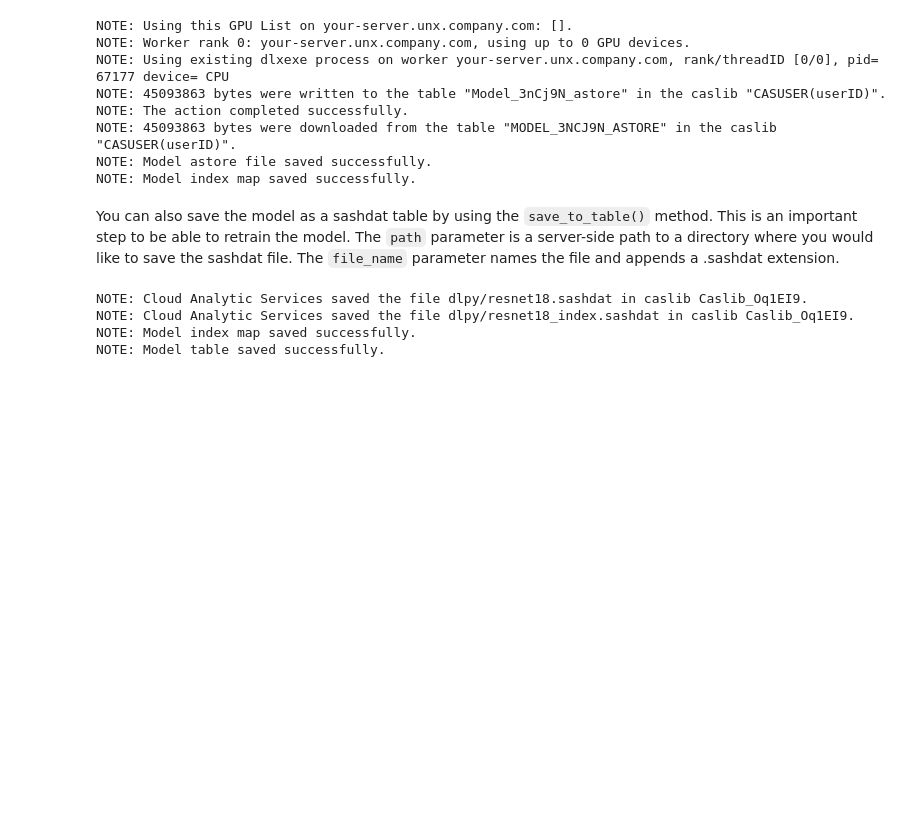
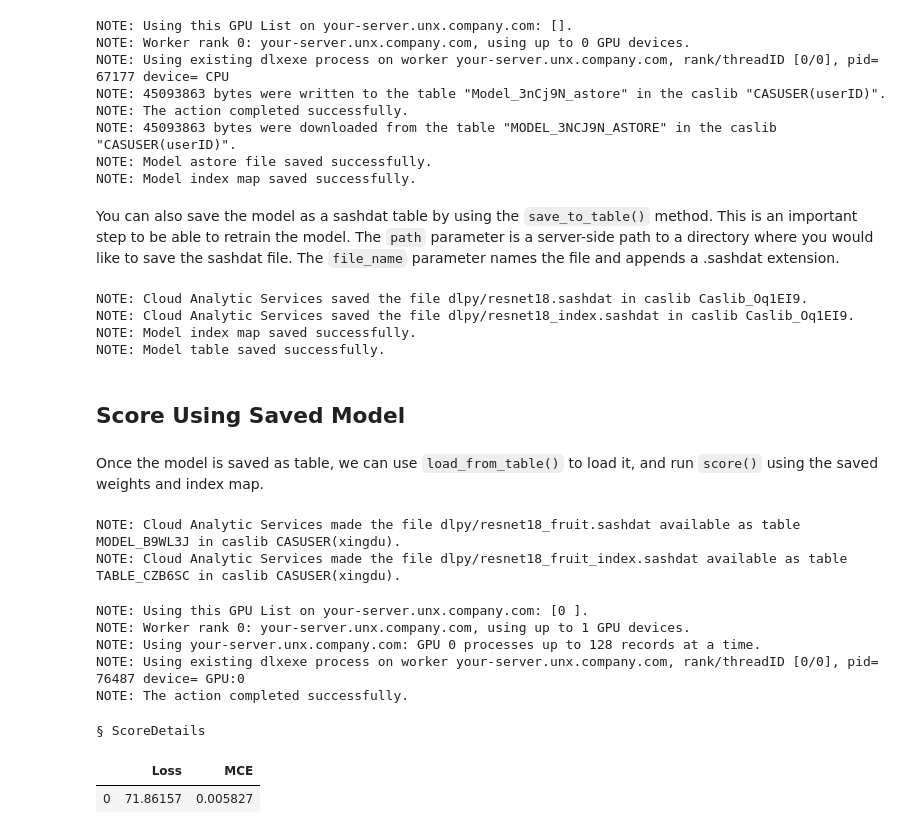
Before and after one commit to sassoftware/python-dlpy, a Jupyter notebook: examples/mzmodel/create_image_classification_models.ipynb, the cells around one changed output. Cells and saved outputs as stored; diff of their text form; code cells hidden in the pictures; blank space fills up the shorter version.

Commit message:
update example to include scoring from saved table

```diff
--- a/examples/mzmodel/create_image_classification_models.ipynb
+++ b/examples/mzmodel/create_image_classification_models.ipynb
@@ -234,3 +235,31 @@ NOTE: Cloud Analytic Services saved the file dlpy/resnet18.sashdat in caslib Cas
 NOTE: Cloud Analytic Services saved the file dlpy/resnet18_index.sashdat in caslib Caslib_Oq1EI9.
 NOTE: Model index map saved successfully.
 NOTE: Model table saved successfully.
+# %% [markdown]
+## Score Using Saved Model <a id="score_again"></a>
+# %% [markdown]
+Once the model is saved as table, we can use `load_from_table()` to load it, and run `score()` using the saved weights and index map.
+# %%
+new_model = MZModel(conn=s,
+                    model_type = "torchNative",
+                    model_name="resnet",
+                    model_subtype="resnet18",
+                    num_classes=131)
+# %%
+new_model.add_image_transformation(image_size='28 28')
+# %%
+new_model.load_from_table(path='/path/to/model/table/resnet18_fruit.sashdat', index_path='/path/to/model/table/resnet18_fruit_index.sashdat')
+# %% [output]
+NOTE: Cloud Analytic Services made the file dlpy/resnet18_fruit.sashdat available as table MODEL_B9WL3J in caslib CASUSER(xingdu).
+NOTE: Cloud Analytic Services made the file dlpy/resnet18_fruit_index.sashdat available as table TABLE_CZB6SC in caslib CASUSER(xingdu).
+# %%
+new_model.score(table=test_data, inputs="_image_", targets="_label_", gpu=[0], batch_size=128, index_variable="_label_")
+# %% [output]
+NOTE: Using this GPU List on your-server.unx.company.com: [0 ].
+NOTE: Worker rank 0: your-server.unx.company.com, using up to 1 GPU devices.
+NOTE: Using your-server.unx.company.com: GPU 0 processes up to 128 records at a time.
+NOTE: Using existing dlxexe process on worker your-server.unx.company.com, rank/threadID [0/0], pid= 76487 device= GPU:0
+NOTE: The action completed successfully.
+§ ScoreDetails
+|  | Loss | MCE |
+| 0 | 71.86157 | 0.005827 |
```
Also changed, not shown: parts of 2 cells of this notebook, 1 other file.
